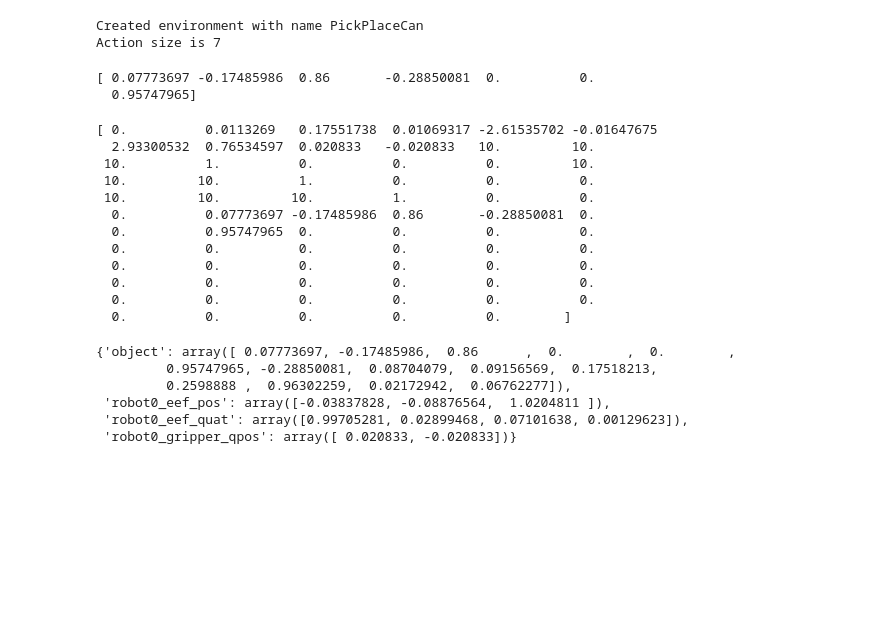
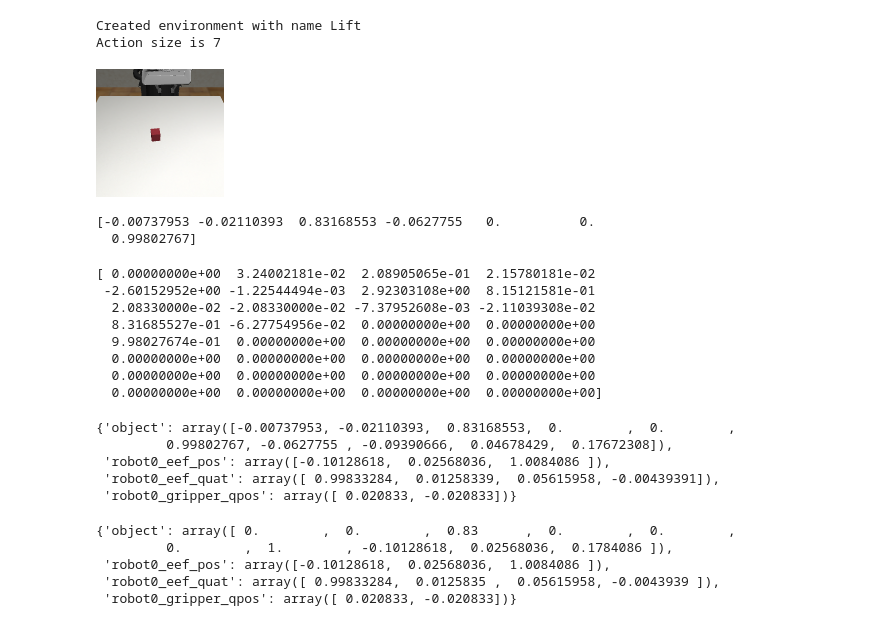
Before and after one commit to SieRaX/diffusion_policy, a Jupyter notebook: notebook/make_block_moving_env.ipynb, the cells around one changed output. Saved outputs shown, nothing was run; the diff lists cells and outputs as text; code cells hidden in the pictures; blank space fills up the shorter version.

```diff
--- a/notebook/make_block_moving_env.ipynb
+++ b/notebook/make_block_moving_env.ipynb
@@ -22,7 +22,7 @@ def create_env(env_meta, obs_keys):
         env_meta=env_meta,
         render=False,
         render_offscreen=False,
-        use_image_obs=False,
+        use_image_obs=True,
     )
     return env
 # %%
@@ -39,9 +39,9 @@ def create_disturbance_function(task_name):
 
     return disturbance_function
 # %%
-# task_name = "lift"
-task_name = "square"
-task_name = "can"
+task_name = "lift"
+# task_name = "square"
+# task_name = "can"
 dataset_type = "ph"
 dataset_path = f"../data/robomimic/datasets/{task_name}/{dataset_type}/low_dim_abs.hdf5"
 dataset_path = os.path.expanduser(dataset_path)
@@ -77,47 +77,44 @@ multistep_env = MultiStepWrapper(
                     max_episode_steps=max_steps
                 )
 # %% [output]
-Created environment with name PickPlaceCan
+Created environment with name Lift
 Action size is 7
 # %%
 obs = multistep_env.reset()
 state = multistep_env.env.env.get_state()
 
 frame = multistep_env.render(mode='rgb_array')
 img = Image.fromarray(frame)
 img.save("test.png")
-
-object_pos_quat = state['states'][31:38] # x, y, z, qx, qy, qz, qw
+img.show()
+object_pos_quat = state['states'][10:17] # x, y, z, qx, qy, qz, qw
 robot0_gripper_qpos = state['states'][8:10]
 robot_q_pos = state['states'][1:8]
+# %% [output]
+[figure, added]
 # %%
 print(object_pos_quat)
 # %% [output]
-[ 0.07773697 -0.17485986  0.86       -0.28850081  0.          0.
-  0.95747965]
+[-0.00737953 -0.02110393  0.83168553 -0.0627755   0.          0.
+  0.99802767]
 # %%
 print(state['states'])
 # %% [output]
-[ 0.          0.0113269   0.17551738  0.01069317 -2.61535702 -0.01647675
-  2.93300532  0.76534597  0.020833   -0.020833   10.         10.
- 10.          1.          0.          0.          0.         10.
- 10.         10.          1.          0.          0.          0.
- 10.         10.         10.          1.          0.          0.
-  0.          0.07773697 -0.17485986  0.86       -0.28850081  0.
-  0.          0.95747965  0.          0.          0.          0.
-  0.          0.          0.          0.          0.          0.
-  0.          0.          0.          0.          0.          0.
-  0.          0.          0.          0.          0.          0.
-  0.          0.          0.          0.          0.          0.
-  0.          0.          0.          0.          0.        ]
+[ 0.00000000e+00  3.24002181e-02  2.08905065e-01  2.15780181e-02
+ -2.60152952e+00 -1.22544494e-03  2.92303108e+00  8.15121581e-01
+  2.08330000e-02 -2.08330000e-02 -7.37952608e-03 -2.11039308e-02
+  8.31685527e-01 -6.27754956e-02  0.00000000e+00  0.00000000e+00
+  9.98027674e-01  0.00000000e+00  0.00000000e+00  0.00000000e+00
+  0.00000000e+00  0.00000000e+00  0.00000000e+00  0.00000000e+00
+  0.00000000e+00  0.00000000e+00  0.00000000e+00  0.00000000e+00
+  0.00000000e+00  0.00000000e+00  0.00000000e+00  0.00000000e+00]
 # %%
 multistep_env.env.env.get_observation()
 # %% [output]
-{'object': array([ 0.07773697, -0.17485986,  0.86      ,  0.        ,  0.        ,
-         0.95747965, -0.28850081,  0.08704079,  0.09156569,  0.17518213,
-         0.2598888 ,  0.96302259,  0.02172942,  0.06762277]),
- 'robot0_eef_pos': array([-0.03837828, -0.08876564,  1.0204811 ]),
- 'robot0_eef_quat': array([0.99705281, 0.02899468, 0.07101638, 0.00129623]),
+{'object': array([-0.00737953, -0.02110393,  0.83168553,  0.        ,  0.        ,
+         0.99802767, -0.0627755 , -0.09390666,  0.04678429,  0.17672308]),
+ 'robot0_eef_pos': array([-0.10128618,  0.02568036,  1.0084086 ]),
+ 'robot0_eef_quat': array([ 0.99833284,  0.01258339,  0.05615958, -0.00439391]),
  'robot0_gripper_qpos': array([ 0.020833, -0.020833])}
 # %%
 # object_pos_lst = list()
@@ -130,4 +127,17 @@ multistep_env.env.env.get_observation()
 
 # object_pos_lst = np.array(object_pos_lst)
 # print(object_pos_lst.shape)
+# %%
+new_state = deepcopy(state)
+# new_object_pos_quat = object_pos_quat + np.array([0.0, 0.0, 0.0, 0, 0, 0, 1])
+new_object_pos_quat = np.array([0.0, 0.0, 0.83, 1.0, 0, 0, 0])
+# new_object_pos_quat = np.array([0.0, 0.0, 0.83, 1, 0, 0, 0])
+new_state['states'][10:17] = new_object_pos_quat
+multistep_env.env.env.reset_to(new_state)
+# %% [output]
+{'object': array([ 0.        ,  0.        ,  0.83      ,  0.        ,  0.        ,
+         0.        ,  1.        , -0.10128618,  0.02568036,  0.1784086 ]),
+ 'robot0_eef_pos': array([-0.10128618,  0.02568036,  1.0084086 ]),
+ 'robot0_eef_quat': array([ 0.99833284,  0.0125835 ,  0.05615958, -0.0043939 ]),
+ 'robot0_gripper_qpos': array([ 0.020833, -0.020833])}
 # %%
```
Also changed, not shown: parts of 8 cells of this notebook, 6 other files.
